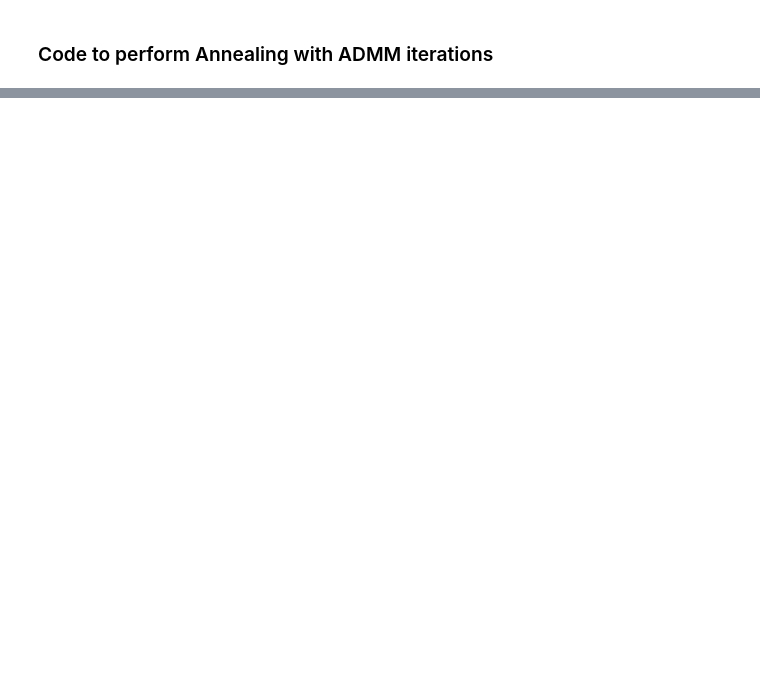
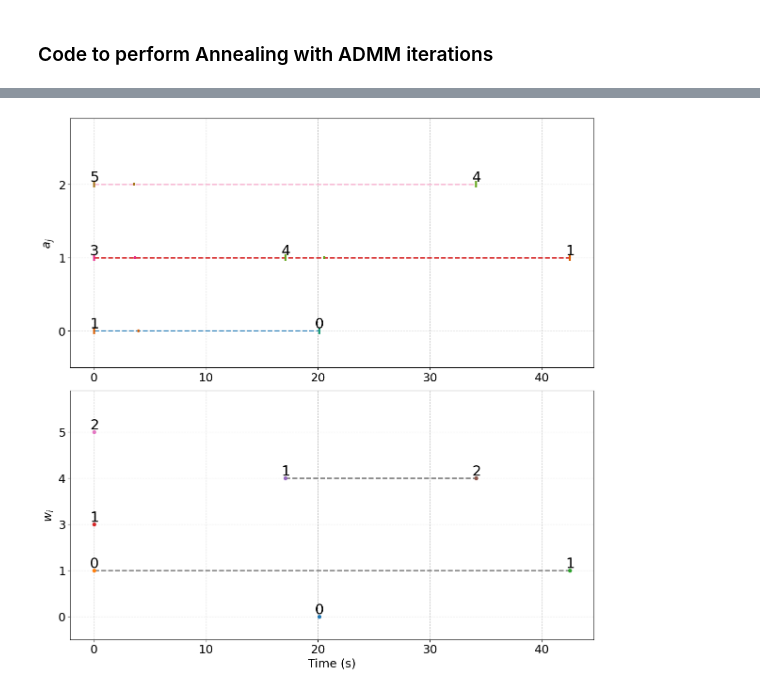
Before and after one commit to dt-1729/ULI_NASA, a Jupyter notebook: UTM_scheduling_and_routing/test_ADMM_MARS.ipynb, the cells around one changed output, grey strips where cells are left out. Saved outputs shown, nothing was run; the diff lists cells and outputs as text; code cells hidden in the pictures; blank space fills up the shorter version.

```diff
--- a/UTM_scheduling_and_routing/test_ADMM_MARS.ipynb
+++ b/UTM_scheduling_and_routing/test_ADMM_MARS.ipynb
@@ -259,0 +350,12 @@ plt.show()
+# %%
+reach_mat = mars.calc_agent_reach_mat(mars.sched_mat, beta=beta_max, gamma=gamma_t, coeff=coeff_t)
+filter_wp_final = np.ones(shape=reach_mat.shape)
+filter_wp_final[reach_mat <= 1.0e-10] = 0.0
+# %%
+
+createEnv.plot_waypoint_agent_schedules(
+    agent_routes, agent_schedules, mars.sched_mat,
+    filter_wp_final, mars.process_T, agent_colors,
+    figuresize=(12,12))
+# %% [output]
+[figure, added]
```
Also changed, not shown: parts of 8 cells of this notebook, 2 other files.
